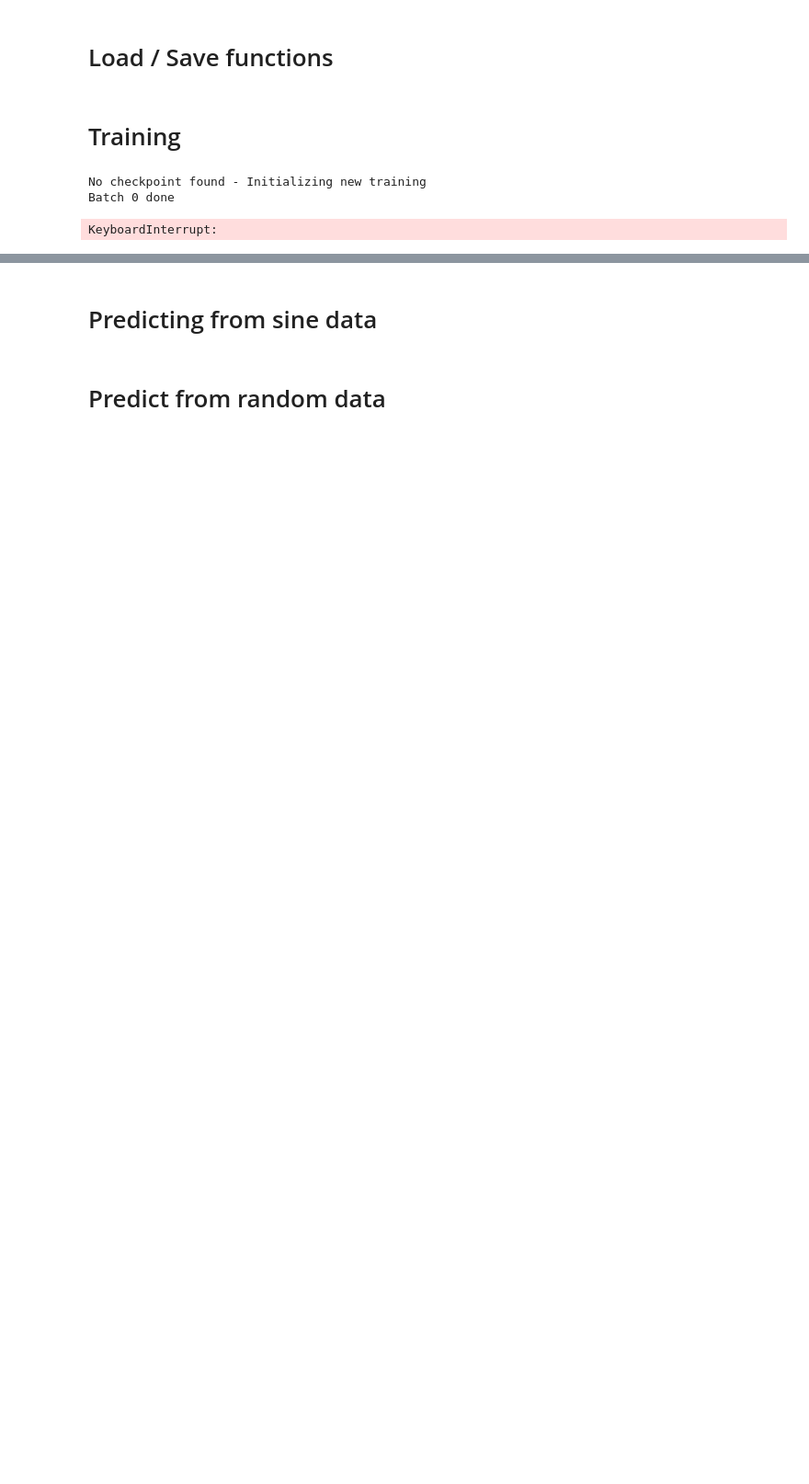
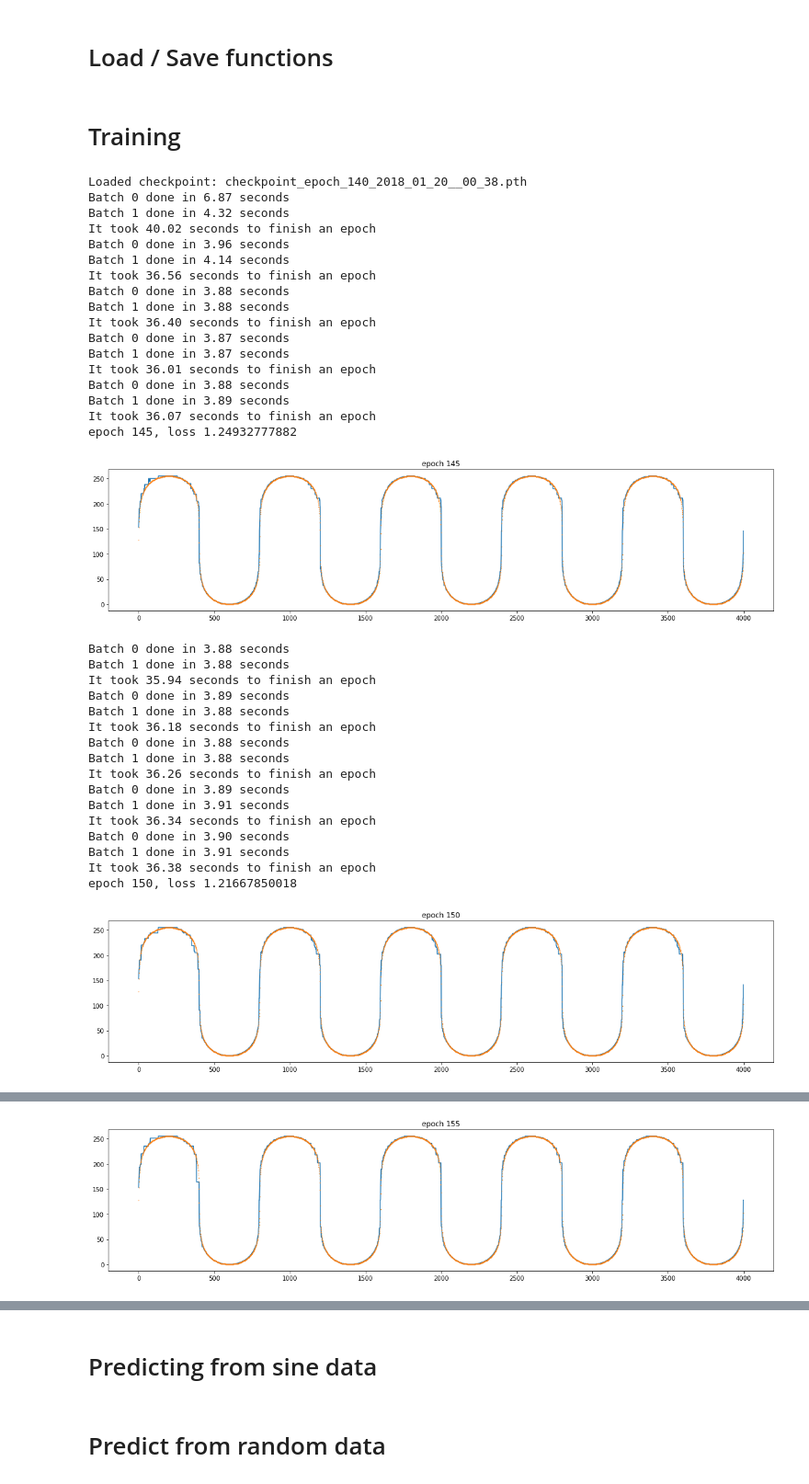
Before and after one commit to RiccardoGrin/WaveNet_Pytorch, a Jupyter notebook: Wavenet.ipynb, the cells around one changed output, grey strips where cells are left out. Shown: that part at 92% size. Cells and saved outputs as stored; diff of their text form; code cells hidden in the pictures; blank space fills up the shorter version.

Commit message:
Visualise loss + improved save/load functions

```diff
--- a/Wavenet.ipynb
+++ b/Wavenet.ipynb
@@ -167,7 +167,7 @@ def load_checkpoint(filename):
 # Training
 # %%
 try:
-    load_checkpoint("filename")
+    net, epoch, loss_save, optimizer = load_checkpoint("checkpoint_epoch_140_2018_01_20__00_38.pth")
 except:
     print("No checkpoint found - Initializing new training")
     net = WaveNet()
@@ -175,50 +175,92 @@ except:
     epoch = 0
     optimizer = optim.Adam(net.parameters(), lr = 0.001)
 
-batch_size = 16
-max_epoch = 200
+batch_size = 2
+max_epoch = 20
+start = time.time()
 
 for _ in range(max_epoch):
+    start_epoch = time.time()
     epoch += 1
     optimizer.zero_grad()
     loss = 0
 
     for ind in range(batch_size):
+        start_batch = time.time()
         batch = next(g)
         batch = Variable(mu_encoder(batch).type(torch.LongTensor))
         x = batch[0][0][:-1]
         logits = net(x)
         sz = logits.size(0)
         loss = loss + nn.functional.cross_entropy(logits, batch[0][0][-sz:])
-        print("Batch " + str(ind) + " done")
+        print("Batch " + str(ind) + " done in {0:0.2f} seconds".format(time.time() - start_batch))
     loss = loss/batch_size
     loss.backward()
     optimizer.step()
     loss_save.append(loss.data[0])
 
+    print('It took {0:0.2f} seconds to finish an epoch'.format(time.time() - start_epoch))
+
     # monitor progress
-    if epoch%1 == 0:
+    if epoch%5 == 0:
         print('epoch {}, loss {}'.format(epoch, loss.data[0]))
         batch = next(g)
         batch = Variable(mu_encoder(batch).type(torch.LongTensor))
         x = batch[0][0][:-1]
         logits = net(x)
         _, i = logits.max(dim=1)
         plt.figure(figsize=[16,4])
         plt.plot(i.data.tolist())
         plt.plot(x.data.tolist(),'.',ms=1)
         plt.title('epoch {}'.format(epoch))
         plt.tight_layout()
         plt.show()
 
+    if epoch%10 == 0:
+        start_save = time.time()
         cp = "checkpoint_epoch_" + str(epoch) + "_" + strftime("%Y_%m_%d__%H_%M", localtime()) + '.pth'
         save_checkpoint({
             'epoch': epoch,
-            'state_dict': model.state_dict(),
+            'state_dict': net.state_dict(),
             'optimizer' : optimizer.state_dict(),
             'loss_save' : loss_save,
         }, cp)
+        print('It took {0:0.2f} seconds to save data file'.format(time.time() - start_save))
+
+print('It took {0:0.2f} seconds to finish training'.format(time.time() - start))
 # %% [output]
-No checkpoint found - Initializing new training
-Batch 0 done
+Loaded checkpoint: checkpoint_epoch_140_2018_01_20__00_38.pth
+Batch 0 done in 6.87 seconds
+Batch 1 done in 4.32 seconds
+It took 40.02 seconds to finish an epoch
+Batch 0 done in 3.96 seconds
+Batch 1 done in 4.14 seconds
+It took 36.56 seconds to finish an epoch
+Batch 0 done in 3.88 seconds
+Batch 1 done in 3.88 seconds
+It took 36.40 seconds to finish an epoch
+Batch 0 done in 3.87 seconds
+Batch 1 done in 3.87 seconds
+It took 36.01 seconds to finish an epoch
+Batch 0 done in 3.88 seconds
+Batch 1 done in 3.89 seconds
+It took 36.07 seconds to finish an epoch
+epoch 145, loss 1.24932777882
+[figure, added]
-KeyboardInterrupt:
+Batch 0 done in 3.88 seconds
+Batch 1 done in 3.88 seconds
+It took 35.94 seconds to finish an epoch
+Batch 0 done in 3.89 seconds
+Batch 1 done in 3.88 seconds
+It took 36.18 seconds to finish an epoch
+Batch 0 done in 3.88 seconds
+Batch 1 done in 3.88 seconds
+It took 36.26 seconds to finish an epoch
+Batch 0 done in 3.89 seconds
+Batch 1 done in 3.91 seconds
+It took 36.34 seconds to finish an epoch
+Batch 0 done in 3.90 seconds
+Batch 1 done in 3.91 seconds
+It took 36.38 seconds to finish an epoch
+epoch 150, loss 1.21667850018
+[figure, added]
@@ -224,0 +285 @@ KeyboardInterrupt:
+[figure, added]
```
Also changed, not shown: parts of 11 cells of this notebook.
